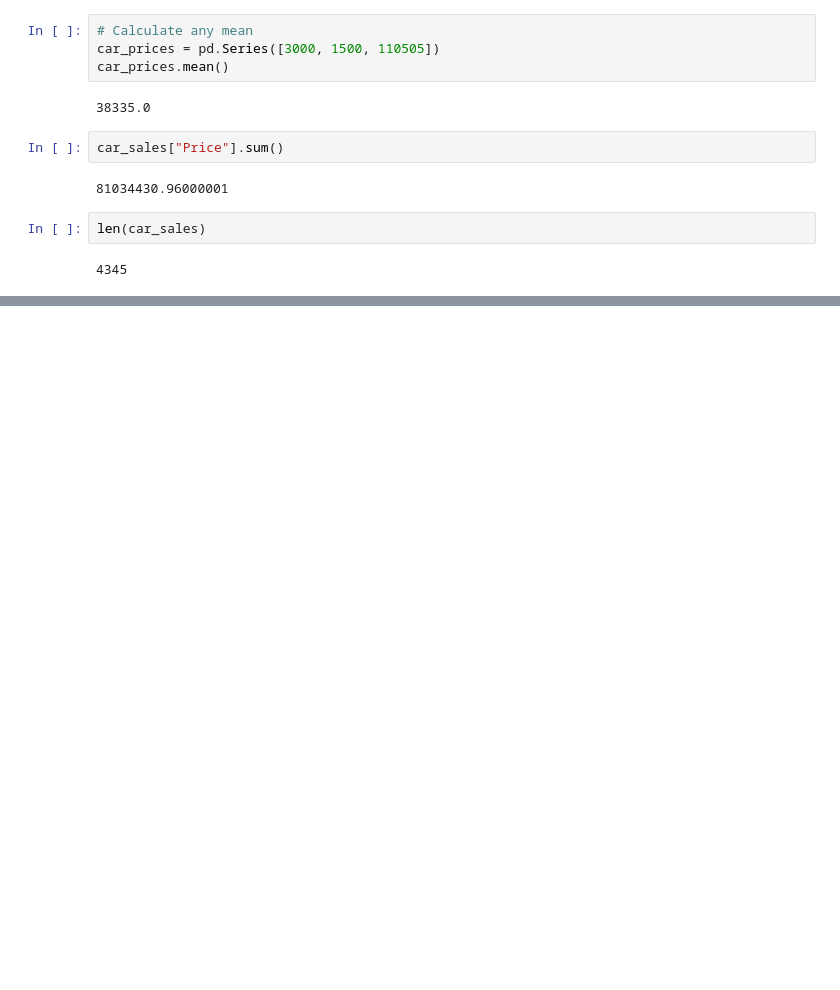
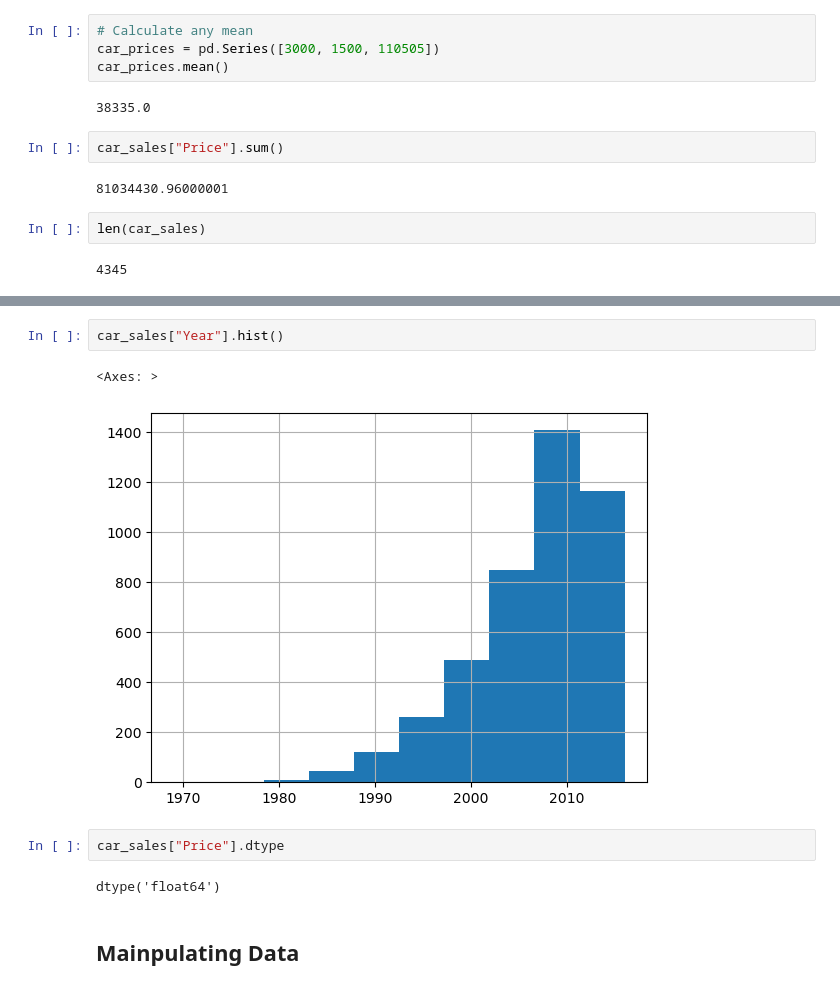
Before and after one commit to alimranahmed/learn-ml, a Jupyter notebook: 02_introduction-to-pandas.ipynb, the cells around one changed output, grey strips where cells are left out. Cells and saved outputs as stored; diff of their text form; blank space fills up the shorter version.

```diff
--- a/02_introduction-to-pandas.ipynb
+++ b/02_introduction-to-pandas.ipynb
@@ -162,0 +403,11 @@ len(car_sales)
+# %%
+car_sales["Year"].hist()
+# %% [output]
+<Axes: >
+[figure, added]
+# %%
+car_sales["Price"].dtype
+# %% [output]
+dtype('float64')
+# %% [markdown]
+## Mainpulating Data
```
Also changed, not shown: parts of 51 cells of this notebook, 4 other files.
